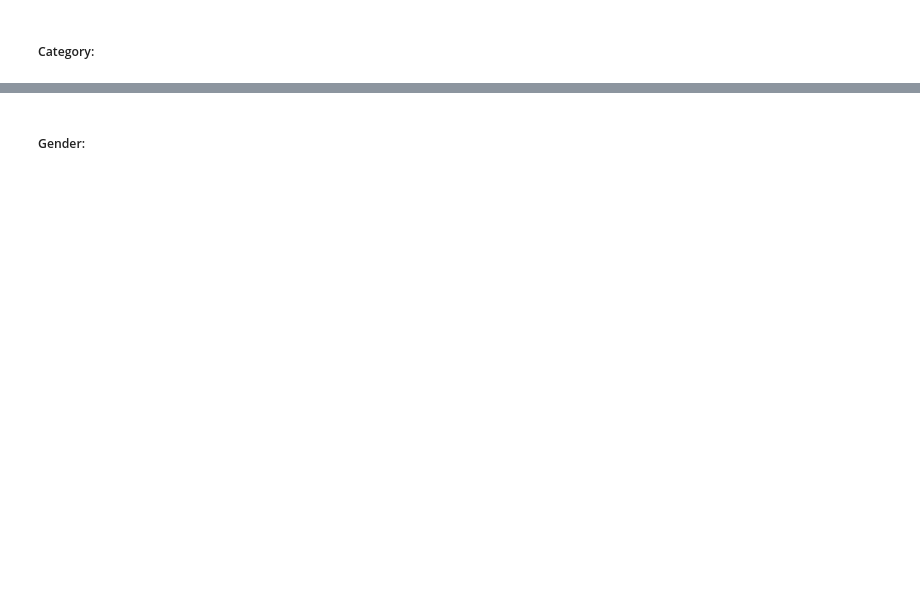
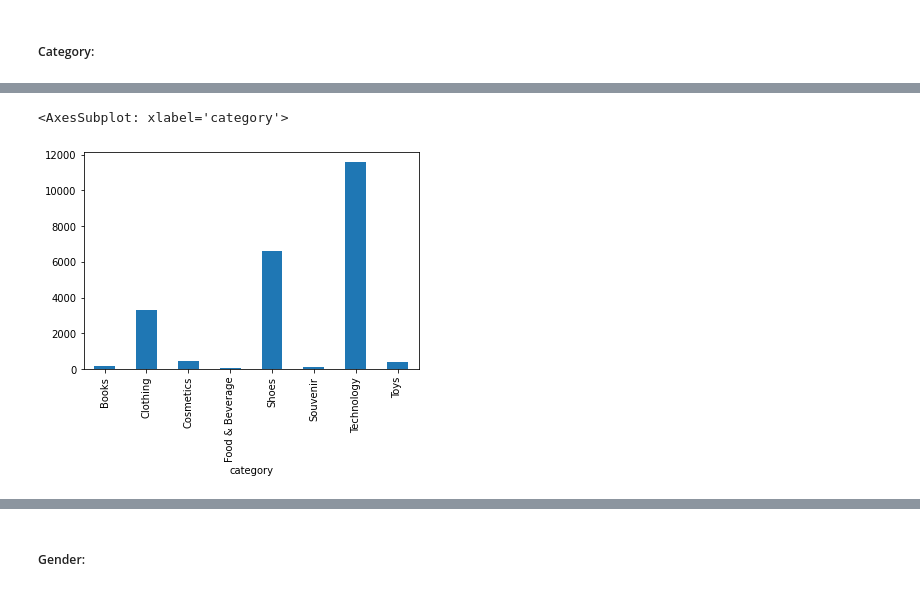
Before and after one commit to nataliaqmc/MachineLearning, a Jupyter notebook: projetoFinal.ipynb, the cells around one changed output, grey strips where cells are left out. Drawn from its saved outputs; the diff is of its cells as text; code cells hidden in the pictures; blank space fills up the shorter version.

```diff
--- a/projetoFinal.ipynb
+++ b/projetoFinal.ipynb
@@ -59,0 +201,6 @@ plt.show()
+# %%
+category_mean = data.groupby('category')['Total_payment/TL'].mean()
+category_mean.plot(kind='bar')
+# %% [output]
+<AxesSubplot: xlabel='category'>
+[figure, added]
```
Also changed, not shown: parts of 57 cells of this notebook.
